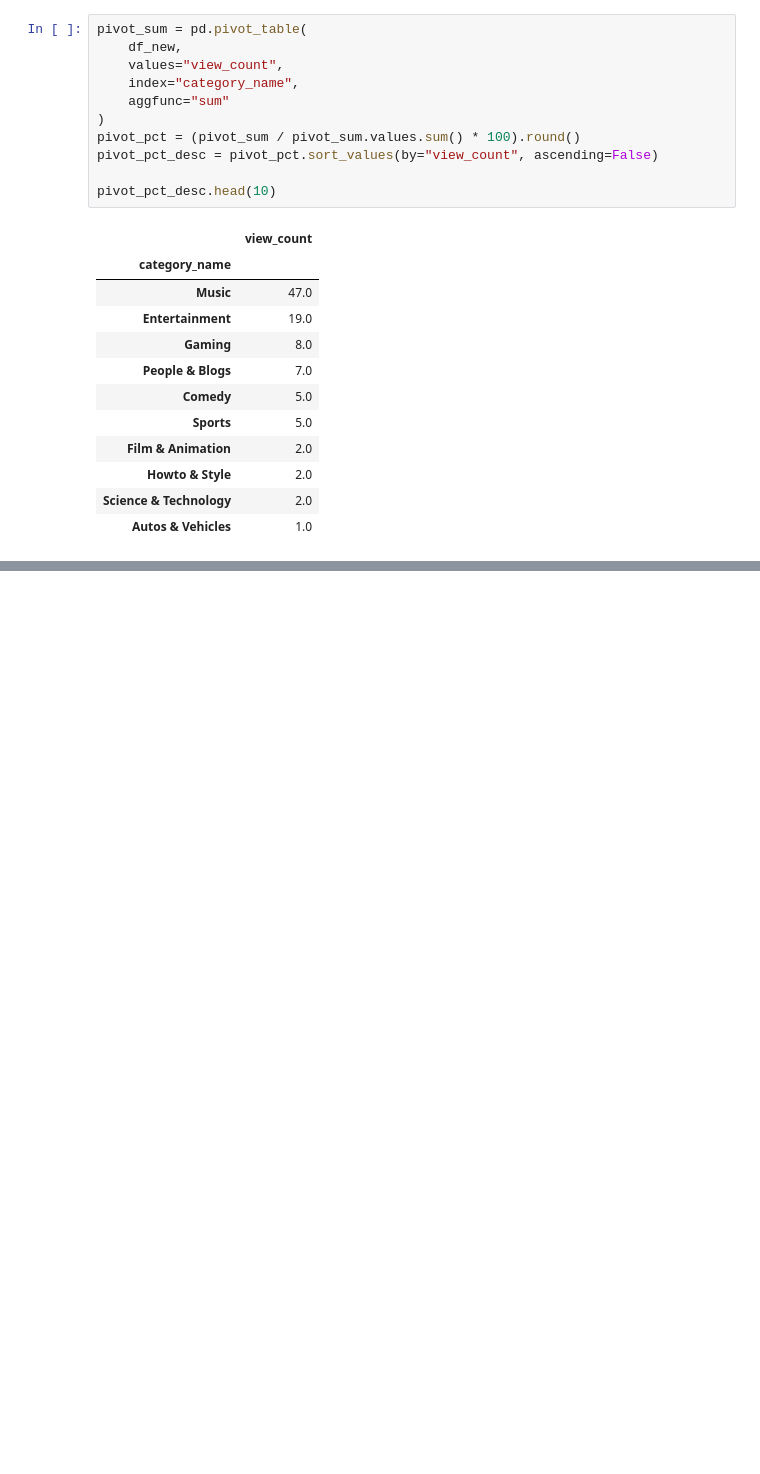
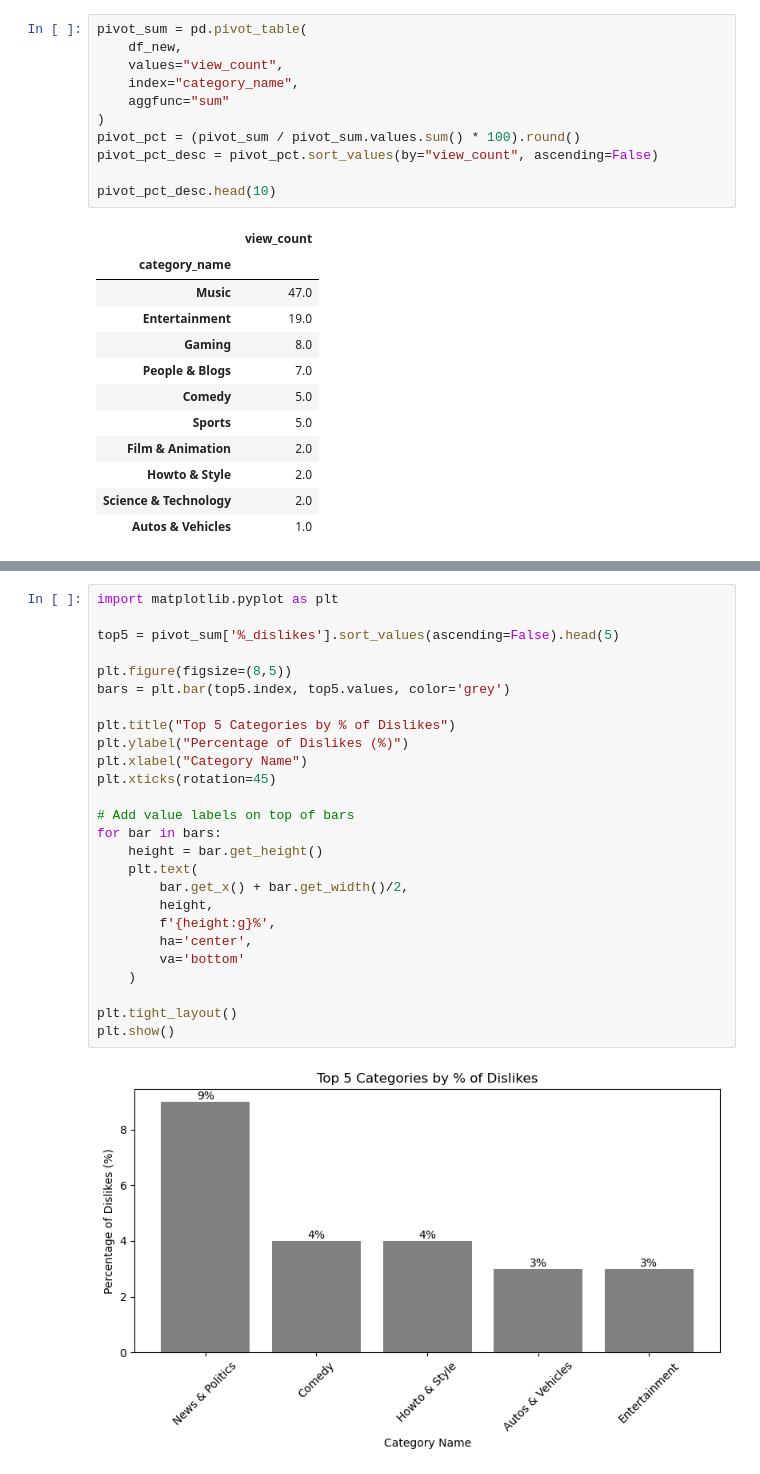
Before and after one commit to mhananem/project_youtube_data_wrangling, a Jupyter notebook: Youtube_project_structuring_data.ipynb, the cells around one changed output, grey strips where cells are left out. Saved outputs shown, nothing was run; the diff lists cells and outputs as text; blank space fills up the shorter version.

```diff
--- a/Youtube_project_structuring_data.ipynb
+++ b/Youtube_project_structuring_data.ipynb
@@ -111,0 +131,28 @@ pivot_sum[['total_reactions', 'ratio_%', 'ratio_dislikes']].sort_values("ratio_%
+# %%
+import matplotlib.pyplot as plt
+
+top5 = pivot_sum['%_dislikes'].sort_values(ascending=False).head(5)
+
+plt.figure(figsize=(8,5))
+bars = plt.bar(top5.index, top5.values, color='grey')
+
+plt.title("Top 5 Categories by % of Dislikes")
+plt.ylabel("Percentage of Dislikes (%)")
+plt.xlabel("Category Name")
+plt.xticks(rotation=45)
+
+# Add value labels on top of bars
+for bar in bars:
+    height = bar.get_height()
+    plt.text(
+        bar.get_x() + bar.get_width()/2,
+        height,
+        f'{height:g}%',
+        ha='center',
+        va='bottom'
+    )
+
+plt.tight_layout()
+plt.show()
+# %% [output]
+[figure, added]
```
Also changed, not shown: parts of 14 cells of this notebook.
